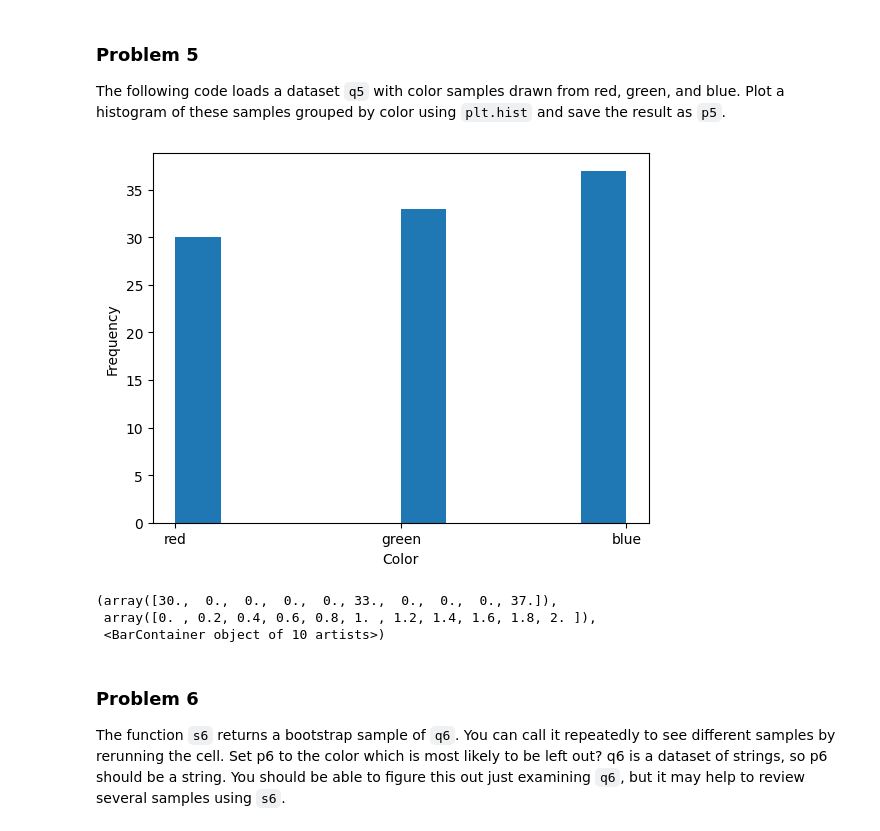
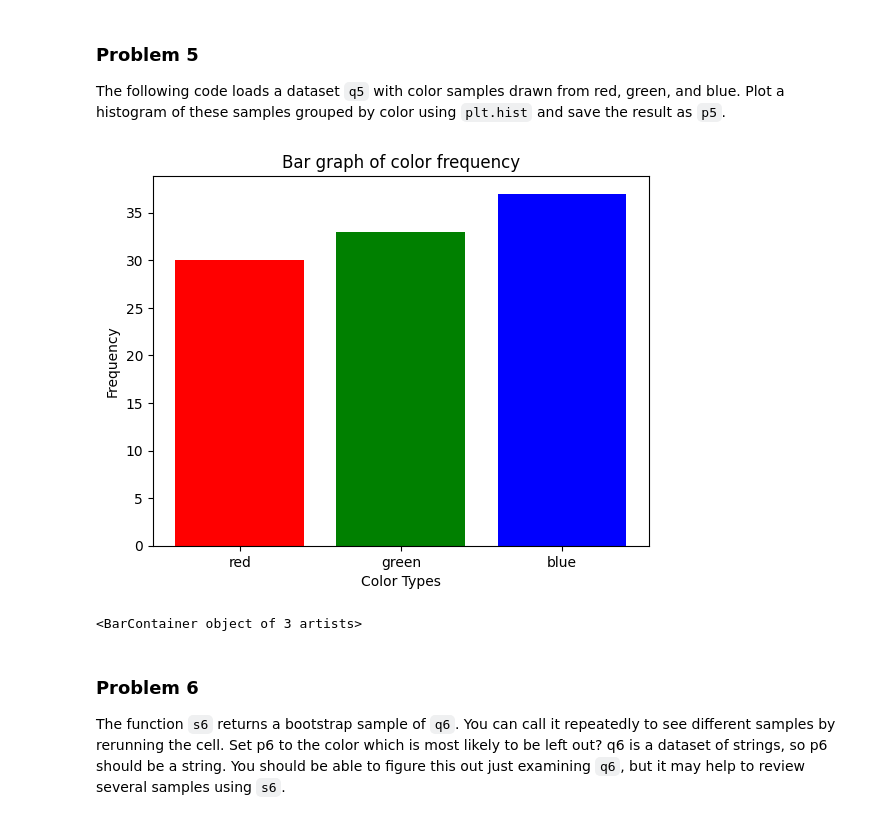
Before and after one commit to Jbaner/dx601-homework-02, a Jupyter notebook: homework.ipynb, the cells around one changed output. Drawn from its saved outputs; the diff is of its cells as text; code cells hidden in the pictures.

```diff
--- a/homework.ipynb
+++ b/homework.ipynb
@@ -117,22 +117,19 @@ Plot a histogram of these samples grouped by color using `plt.hist` and save the
 q5 = ['red', 'green', 'green', 'blue', 'blue', 'red', 'blue', 'blue', 'red', 'blue', 'red', 'blue', 'red', 'blue', 'red', 'green', 'blue', 'red', 'red', 'green', 'green', 'green', 'green', 'green', 'blue', 'green', 'blue', 'green', 'red', 'blue', 'blue', 'blue', 'green', 'blue', 'red', 'blue', 'green', 'red', 'blue', 'red', 'blue', 'blue', 'green', 'red', 'red', 'green', 'green', 'green', 'red', 'red', 'blue', 'blue', 'red', 'red', 'green', 'green', 'blue', 'blue', 'green', 'green', 'green', 'blue', 'blue', 'green', 'blue', 'red', 'green', 'green', 'green', 'red', 'red', 'blue', 'green', 'blue', 'green', 'blue', 'red', 'blue', 'green', 'green', 'red', 'red', 'blue', 'blue', 'blue', 'red', 'red', 'red', 'blue', 'green', 'green', 'red', 'green', 'red', 'blue', 'blue', 'blue', 'blue', 'green', 'red']
 # %%
 # YOUR CHANGES HERE
-q5_color={'red':0, 'green':1, 'blue':2}
-list_color=[q5_color[x] for x in q5]
-#print(list_color)
-p5 = plt.hist(list_color)
-plt.xticks([0,1,2],['red','green','blue'])
-plt.xlabel('Color')
+list_color=["red","green", "blue"]
+count_color=[q5.count(x) for x in list_color]
+p5 = plt.bar(list_color, count_color, color=list_color)
+plt.xlabel('Color Types')
 plt.ylabel('Frequency')
+plt.title("Bar graph of color frequency")
 plt.show()
 # %% [output]
-[figure, old version]
+[figure, new version]
 # %%
 p5
 # %% [output]
-(array([30.,  0.,  0.,  0.,  0., 33.,  0.,  0.,  0., 37.]),
- array([0. , 0.2, 0.4, 0.6, 0.8, 1. , 1.2, 1.4, 1.6, 1.8, 2. ]),
- <BarContainer object of 10 artists>)
+<BarContainer object of 3 artists>
 # %% [markdown]
 ### Problem 6
 
```
Also changed, not shown: parts of 20 cells of this notebook.
